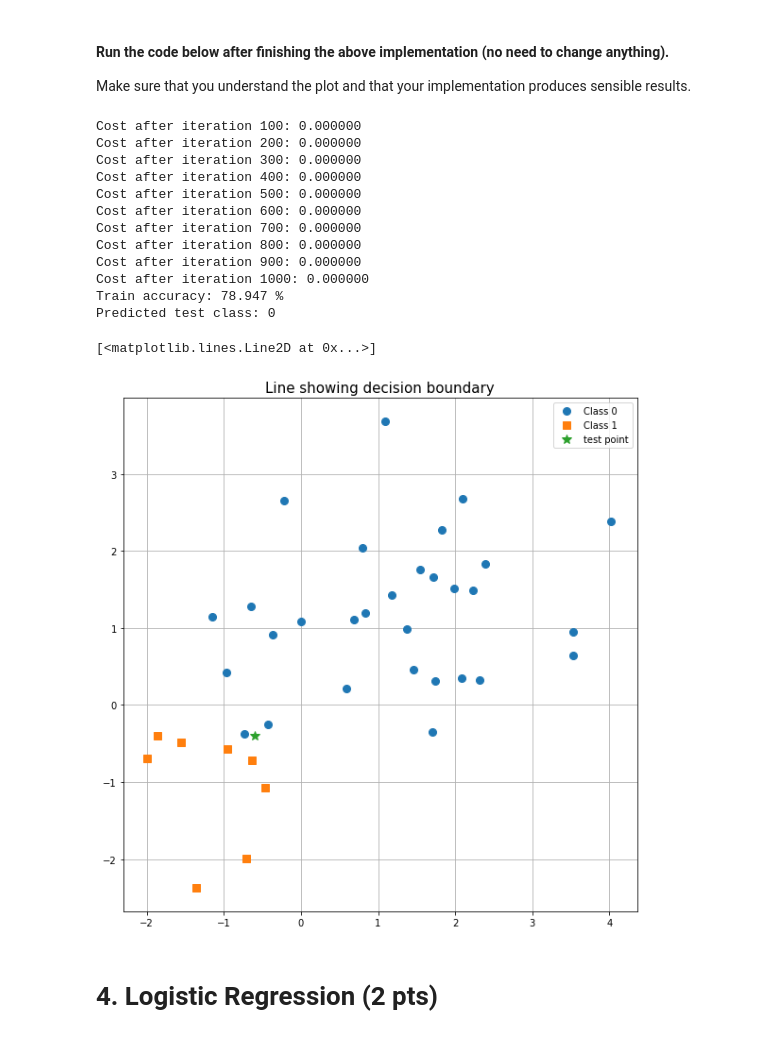
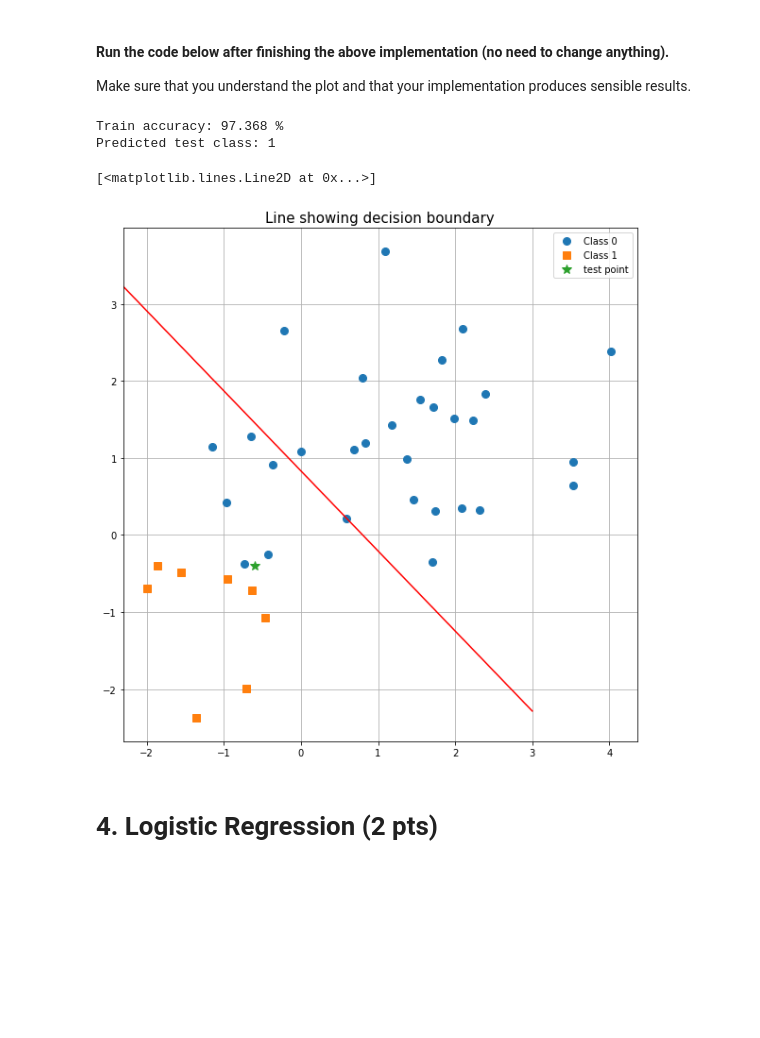
Before and after one commit to ArwinSaleh/Algorithms-for-Machine-Learning-and-Inference-TDA233, a Jupyter notebook: Hw2_2021.ipynb, the cells around one changed output. Drawn from its saved outputs; the diff is of its cells as text; code cells hidden in the pictures; blank space fills up the shorter version.

```diff
--- a/Hw2_2021.ipynb
+++ b/Hw2_2021.ipynb
@@ -200,7 +198,7 @@ Make sure that you understand the plot and that your implementation produces sen
 When K is even, there is a chance that there are an equal number of instances of each class, meaning there is a possibility for a tie.
 # %%
 # Parameters (feel free to change)
-K = 5
+K = 15
 
 # Define and train the model
 model = K_Nearest_Neighbors(n_neighbors = K)
@@ -520,13 +521,19 @@ class SVM():
             grads - Gradients of loss function w.r.t model parameters (dw,db).
         """
         n_samples = X_train.shape[0]
+        n_features = X_train.shape[1]
 
-        ### TODO - Change this part
-        # Dummy variables currently
-        cost = 0
-        dw = 0
+        cost = 0.5 * w.T @ w
+        for i in range(n_samples):
+            cost += self.C * (1/n_samples) * max(0, 1 - t[i] * (w.T @ X_train[i] + b))
+
+        dw = w
+        for i in range(n_samples):
+            dw -= self.C * (1/n_samples) * t[i] * np.reshape(X_train[i], (n_features,1))
+
         db = 0
-        ###
+        for i in range(n_samples):
+            db -= self.C * (1/n_samples) * t[i]
 
         grads = {"dw": dw,
                  "db": db}
@@ -589,7 +596,7 @@ class SVM():
 
         ### TODO - Change this part
         for i in range(n_samples):
-            y_pred[i] = -1 # Always predicts class 0 currently
+            y_pred[i] = np.sign(-w.T @ X_test[i,:] + b)
         ###
 
         # Converts the binary targets from (-1,1) to (0,1)
@@ -601,42 +608,32 @@ class SVM():
 Make sure that you understand the plot and that your implementation produces sensible results.
 # %%
 # Parameters (feel free to change)
-learning_rate = 0.01
+learning_rate = 0.04
 n_iterations = 1000
 C = 1
-print_cost = True
+print_cost = False
 
 # Define and train the model
 model = SVM(learning_rate, n_iterations, C, print_cost)
 model.fit(X_train, y_train)
 
 # Predictions
 y_pred_train = model.predict(X_train)
 print("Train accuracy: %.3f %%" %(np.mean(y_pred_train == y_train)*100))
 y_pred_test = model.predict(X_test)
 print("Predicted test class: %d" %(y_pred_test))
 
 # Plot decision-boundaries
 fig, ax = plot_data(X_train, y_train, X_test, title = 'Line showing decision boundary')
 w = model.parameters['w']
 b = model.parameters['b']
 x = np.linspace(-3,3)
 ax.plot(x, (-b-w[0]*x)/w[1], '-r')
 # %% [output]
-Cost after iteration 100: 0.000000
-Cost after iteration 200: 0.000000
-Cost after iteration 300: 0.000000
-Cost after iteration 400: 0.000000
-Cost after iteration 500: 0.000000
-Cost after iteration 600: 0.000000
-Cost after iteration 700: 0.000000
-Cost after iteration 800: 0.000000
-Cost after iteration 900: 0.000000
-Cost after iteration 1000: 0.000000
-Train accuracy: 78.947 %
-Predicted test class: 0
+Train accuracy: 97.368 %
+Predicted test class: 1
 [<matplotlib.lines.Line2D at 0x...>]
-[figure, old version]
+[figure, new version]
 # %% [markdown]
 # 4. Logistic Regression (2 pts)
 # %% [markdown]
```
Also changed, not shown: parts of 7 cells of this notebook.
